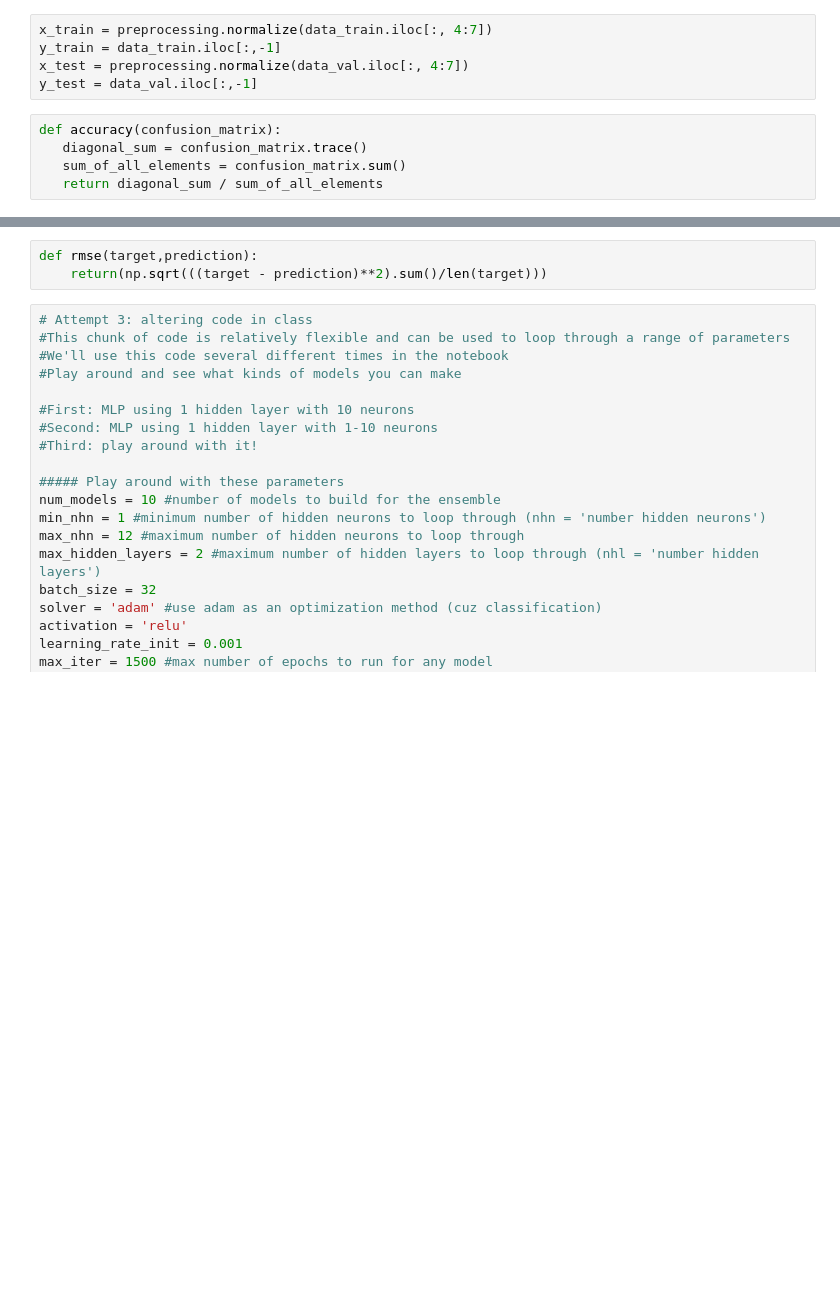
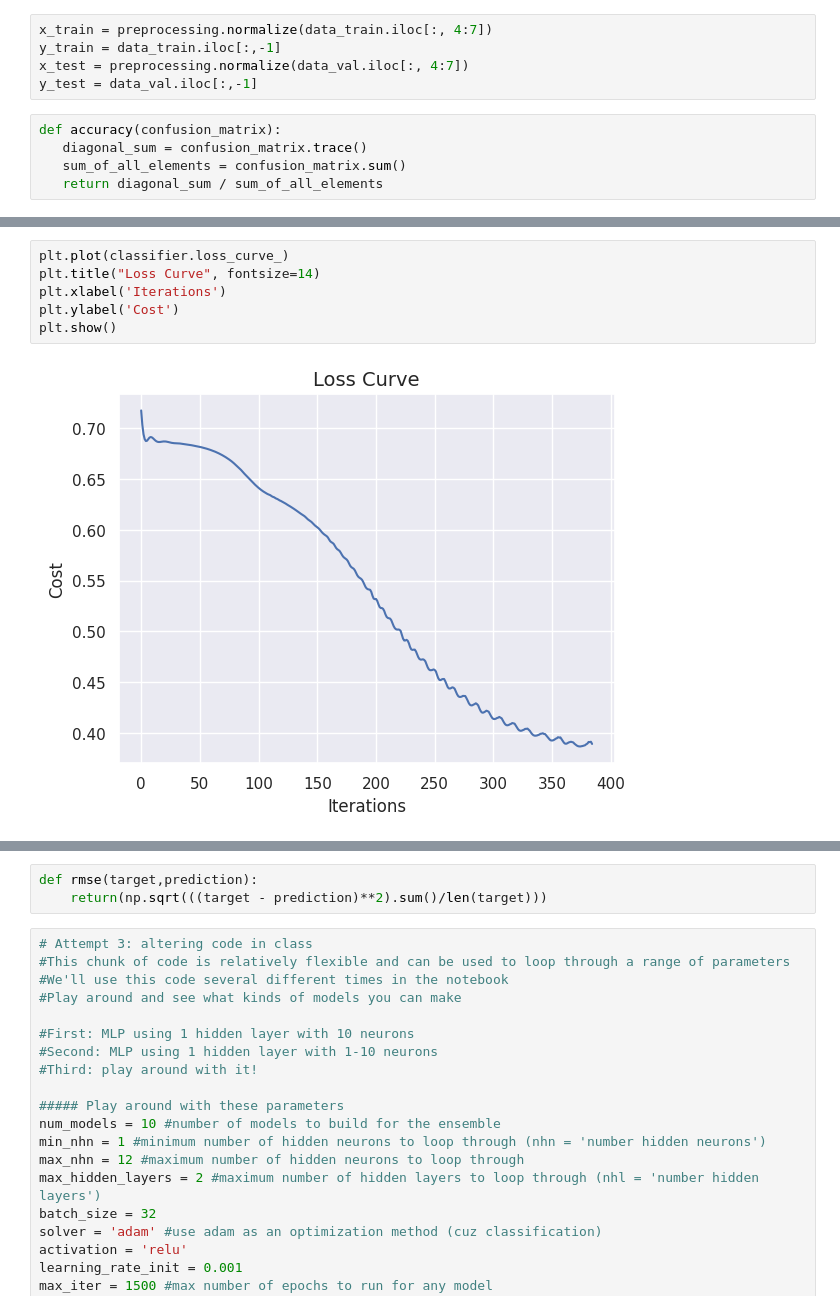
Before and after one commit to zelalemka/EOSC410-FinalProject, a Jupyter notebook: finalproject_neuralnetwork.ipynb, the cells around one changed output, grey strips where cells are left out. Drawn from its saved outputs; the diff is of its cells as text; blank space fills up the shorter version.

```diff
--- a/finalproject_neuralnetwork.ipynb
+++ b/finalproject_neuralnetwork.ipynb
@@ -195,0 +242,8 @@ Accuracy of MLPClassifier :  0.8648648648648649
+# %%
+plt.plot(classifier.loss_curve_)
+plt.title("Loss Curve", fontsize=14)
+plt.xlabel('Iterations')
+plt.ylabel('Cost')
+plt.show()
+# %% [output]
+[figure, added]
```
Also changed, not shown: parts of 7 cells of this notebook.
